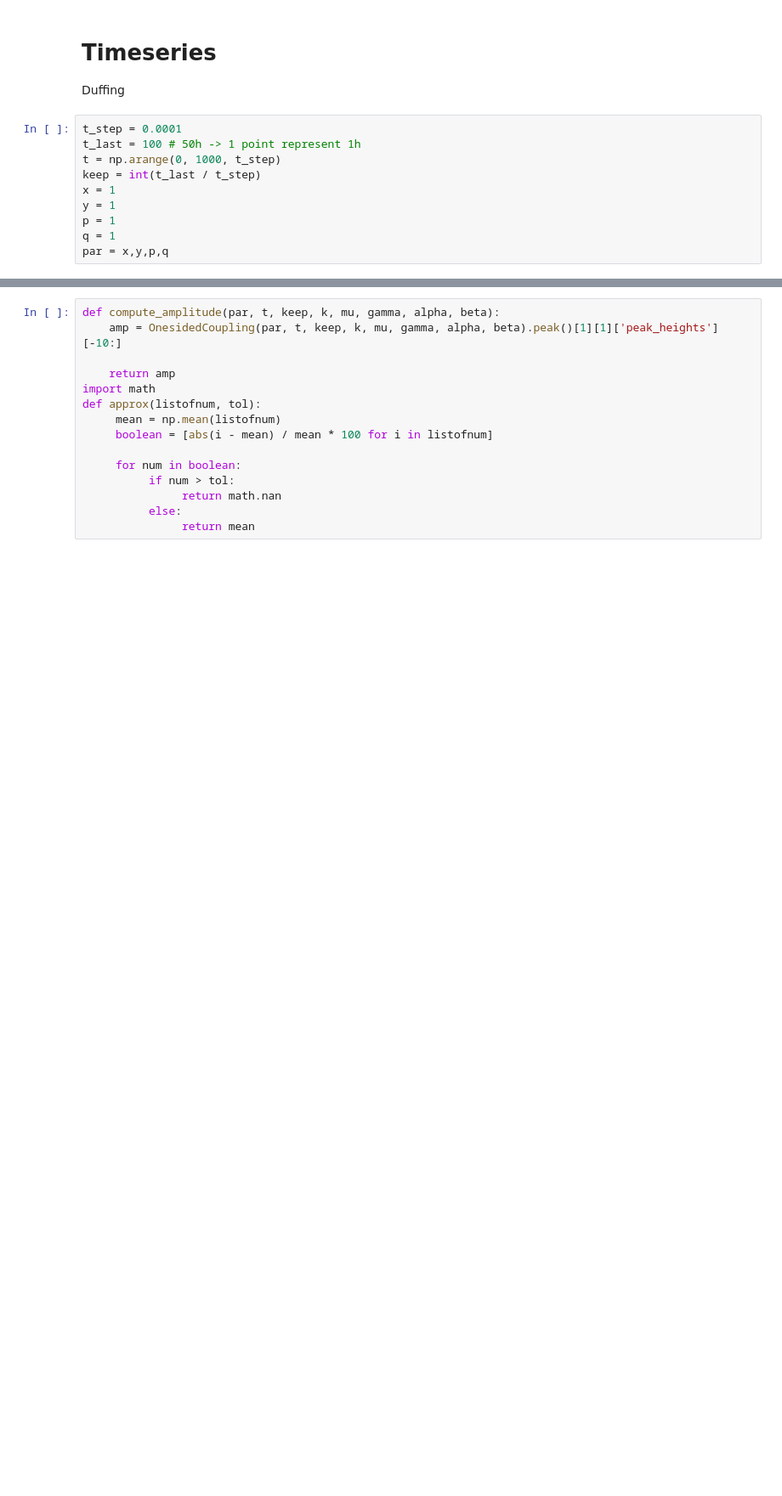
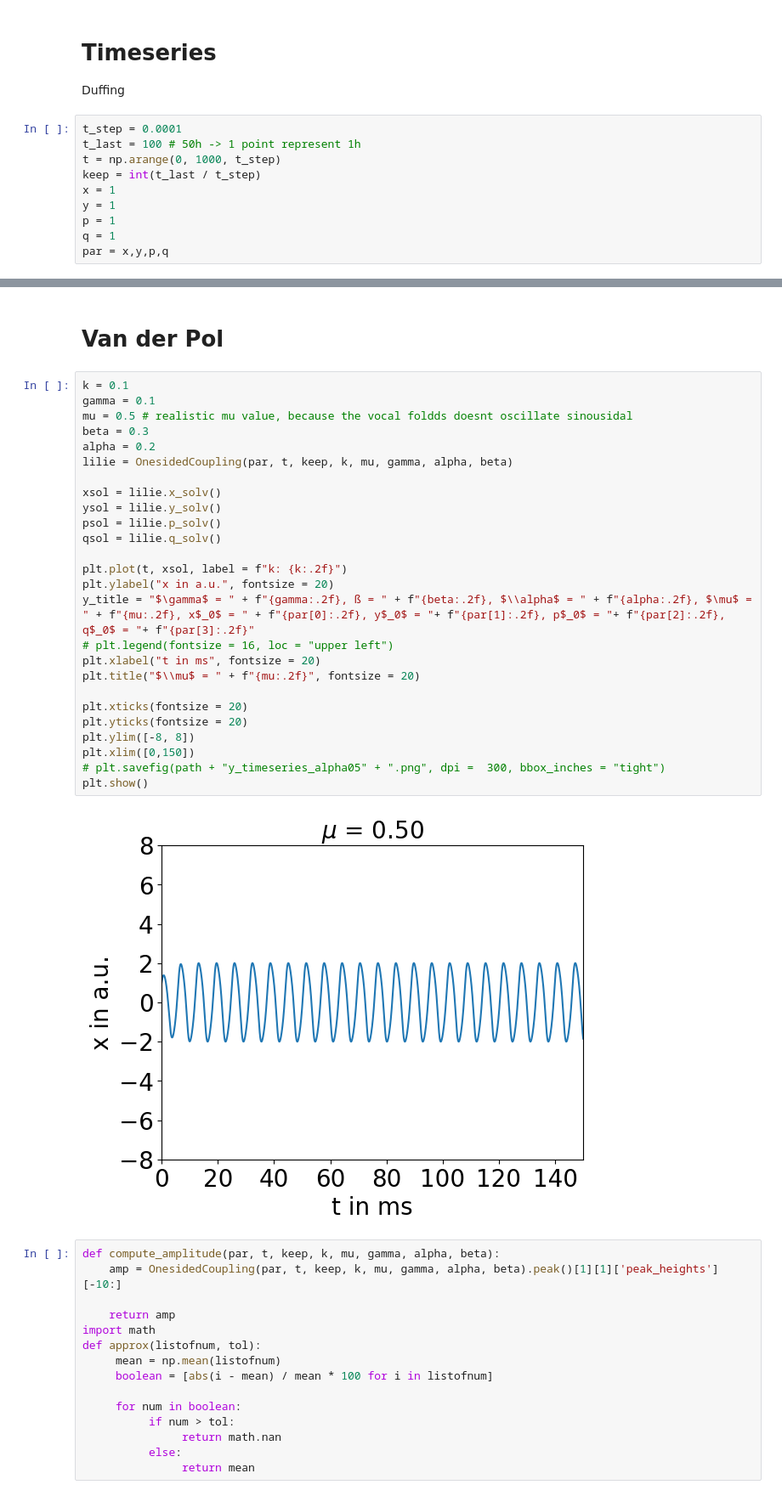
Before and after one commit to huyenanh-nguyen/Vocalization, a Jupyter notebook: Onesidecoupling/simulation.ipynb, the cells around one changed output, grey strips where cells are left out. Shown: that part at 85% size. Cells and saved outputs as stored; diff of their text form; blank space fills up the shorter version.

```diff
--- a/Onesidecoupling/simulation.ipynb
+++ b/Onesidecoupling/simulation.ipynb
@@ -49,3 +49,33 @@ plt.show()
+# %% [markdown]
+# Van der Pol
+# %%
+k = 0.1
+gamma = 0.1
+mu = 0.5 # realistic mu value, because the vocal foldds doesnt oscillate sinousidal
+beta = 0.3
+alpha = 0.2
+lilie = OnesidedCoupling(par, t, keep, k, mu, gamma, alpha, beta)
+
+xsol = lilie.x_solv()
+ysol = lilie.y_solv()
+psol = lilie.p_solv()
+qsol = lilie.q_solv()
+
+plt.plot(t, xsol, label = f"k: {k:.2f}")
+plt.ylabel("x in a.u.", fontsize = 20)
+y_title = "$\gamma$ = " + f"{gamma:.2f}, ß = " + f"{beta:.2f}, $\\alpha$ = " + f"{alpha:.2f}, $\mu$ = " + f"{mu:.2f}, x$_0$ = " + f"{par[0]:.2f}, y$_0$ = "+ f"{par[1]:.2f}, p$_0$ = "+ f"{par[2]:.2f}, q$_0$ = "+ f"{par[3]:.2f}"
+# plt.legend(fontsize = 16, loc = "upper left")
+plt.xlabel("t in ms", fontsize = 20)
+plt.title("$\\mu$ = " + f"{mu:.2f}", fontsize = 20)
+
+plt.xticks(fontsize = 20)
+plt.yticks(fontsize = 20)
+plt.ylim([-8, 8])
+plt.xlim([0,150])
+# plt.savefig(path + "y_timeseries_alpha05" + ".png", dpi =  300, bbox_inches = "tight")
+plt.show()
+# %% [output]
+[figure, added]
 # %%
 def compute_amplitude(par, t, keep, k, mu, gamma, alpha, beta):
     amp = OnesidedCoupling(par, t, keep, k, mu, gamma, alpha, beta).peak()[1][1]['peak_heights'][-10:]
```
Also changed, not shown: parts of 2 cells of this notebook, 6 other files.
